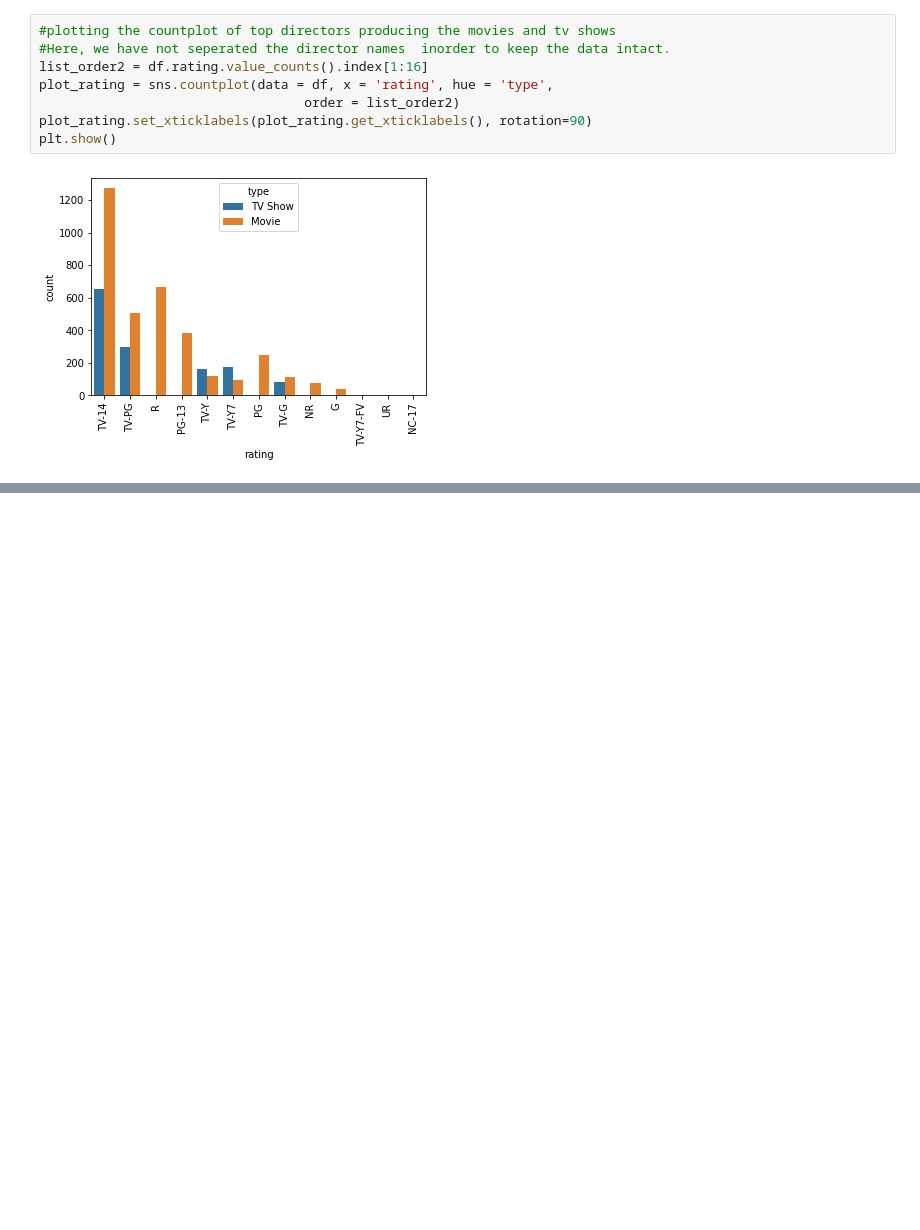
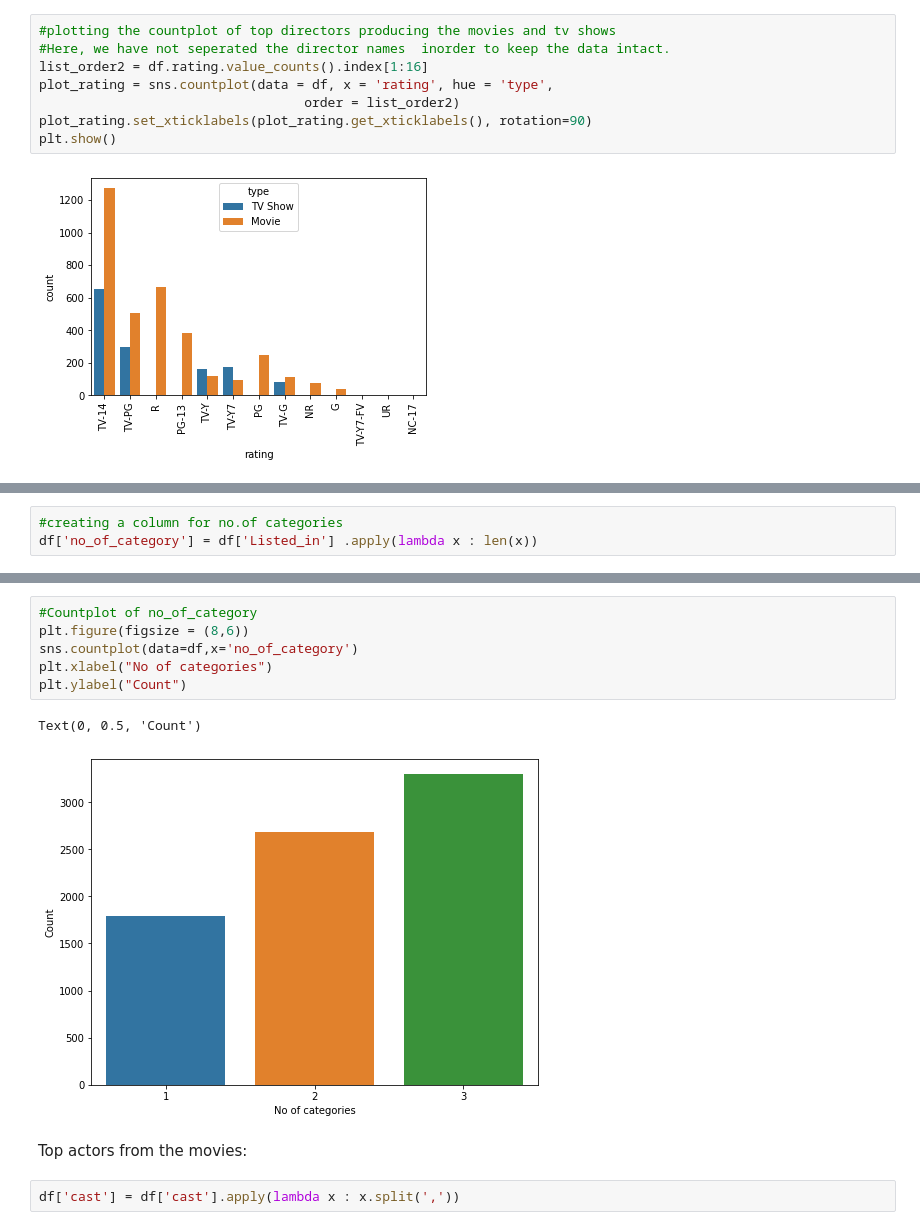
Before and after one commit to V-dit/Netflix-movies-and-tv-shows, a Jupyter notebook: NETFLIX_MOVIES_AND_TV_SHOWS_CLUSTERING.ipynb, the cells around one changed output, grey strips where cells are left out. Drawn from its saved outputs; the diff is of its cells as text; blank space fills up the shorter version.

```diff
--- a/NETFLIX_MOVIES_AND_TV_SHOWS_CLUSTERING.ipynb
+++ b/NETFLIX_MOVIES_AND_TV_SHOWS_CLUSTERING.ipynb
@@ -302,0 +358,3 @@ The maximum occuring ratings is 'TV-14' & 'TV-PG'
+# %%
+#creating a column for no.of categories
+df['no_of_category'] = df['Listed_in'] .apply(lambda x : len(x))
@@ -302,0 +383,13 @@ The maximum occuring ratings is 'TV-14' & 'TV-PG'
+# %%
+#Countplot of no_of_category
+plt.figure(figsize = (8,6))
+sns.countplot(data=df,x='no_of_category')
+plt.xlabel("No of categories")
+plt.ylabel("Count")
+# %% [output]
+Text(0, 0.5, 'Count')
+[figure, added]
+# %% [markdown]
+Top actors from the movies:
+# %%
+df['cast'] = df['cast'].apply(lambda x : x.split(','))
```
Also changed, not shown: parts of 121 cells of this notebook.
